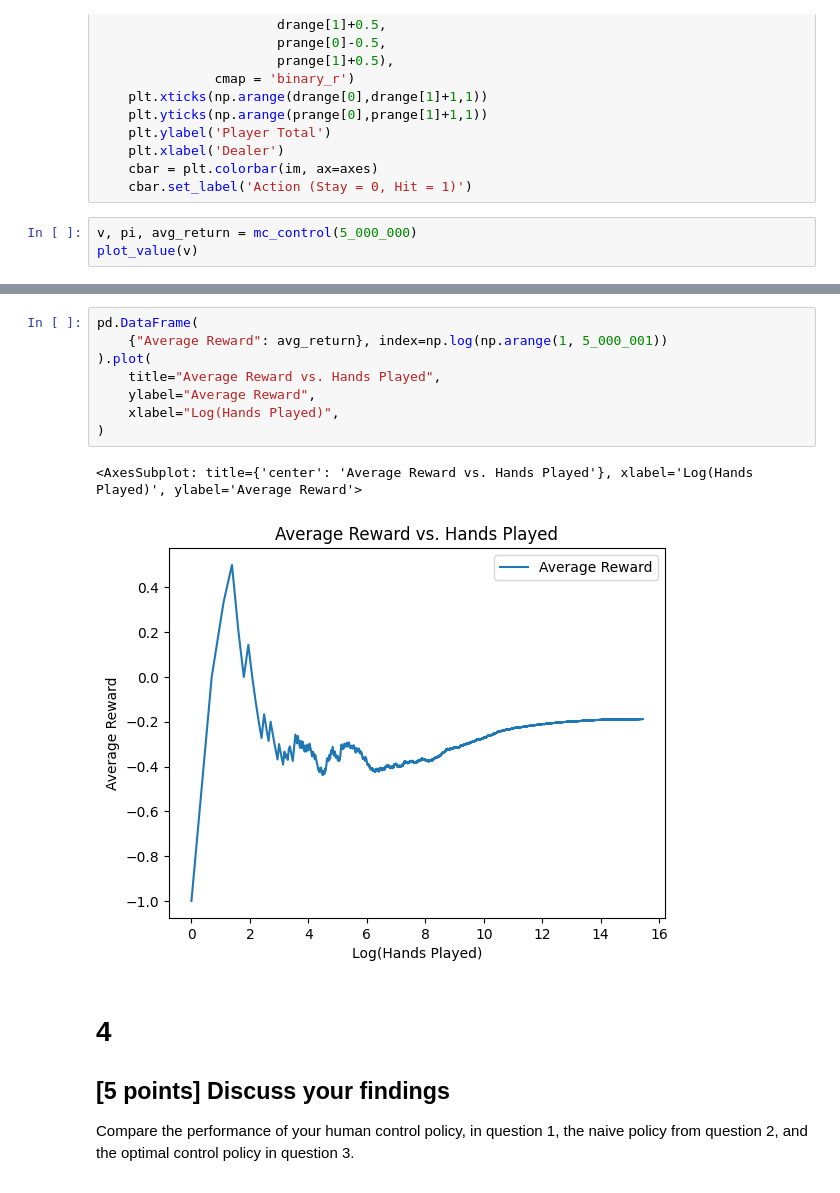
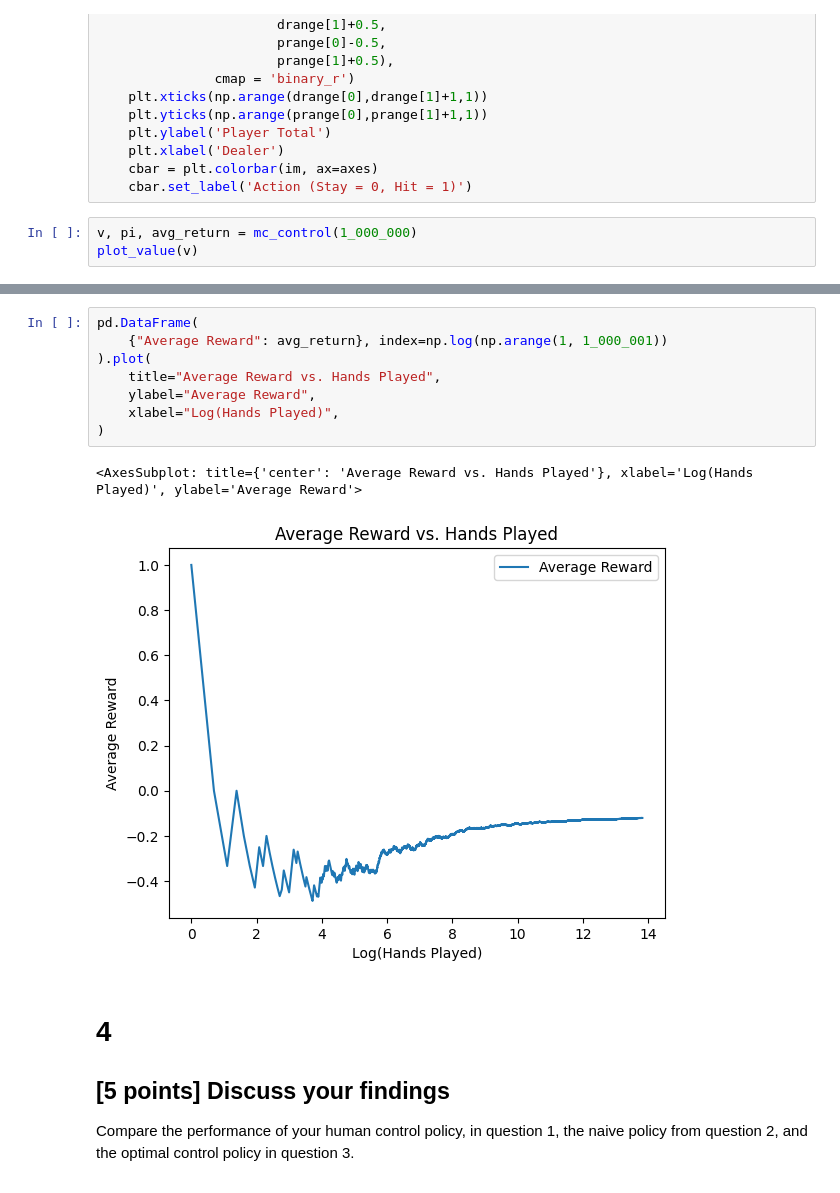
Before and after one commit to nick-carroll1/ids705, a Jupyter notebook: assignments/Assignment_6.ipynb, the cells around one changed output, grey strips where cells are left out. Cells and saved outputs as stored; diff of their text form.

```diff
--- a/assignments/Assignment_6.ipynb
+++ b/assignments/Assignment_6.ipynb
@@ -552,6 +582,6 @@ def plot_policy(pi):
     cbar = plt.colorbar(im, ax=axes)
     cbar.set_label('Action (Stay = 0, Hit = 1)')
 # %%
-v, pi, avg_return = mc_control(5_000_000)
+v, pi, avg_return = mc_control(1_000_000)
 plot_value(v)
 # %% [output]
@@ -563,14 +593,14 @@ plot_policy(pi)
 # %%
 pd.DataFrame(
-    {"Average Reward": avg_return}, index=np.log(np.arange(1, 5_000_001))
+    {"Average Reward": avg_return}, index=np.log(np.arange(1, 1_000_001))
 ).plot(
     title="Average Reward vs. Hands Played",
     ylabel="Average Reward",
     xlabel="Log(Hands Played)",
 )
 # %% [output]
 <AxesSubplot: title={'center': 'Average Reward vs. Hands Played'}, xlabel='Log(Hands Played)', ylabel='Average Reward'>
-[figure, old version]
+[figure, new version]
 # %% [markdown]
 # 4
 
```
Also changed, not shown: parts of 12 cells of this notebook, 2 other files.
